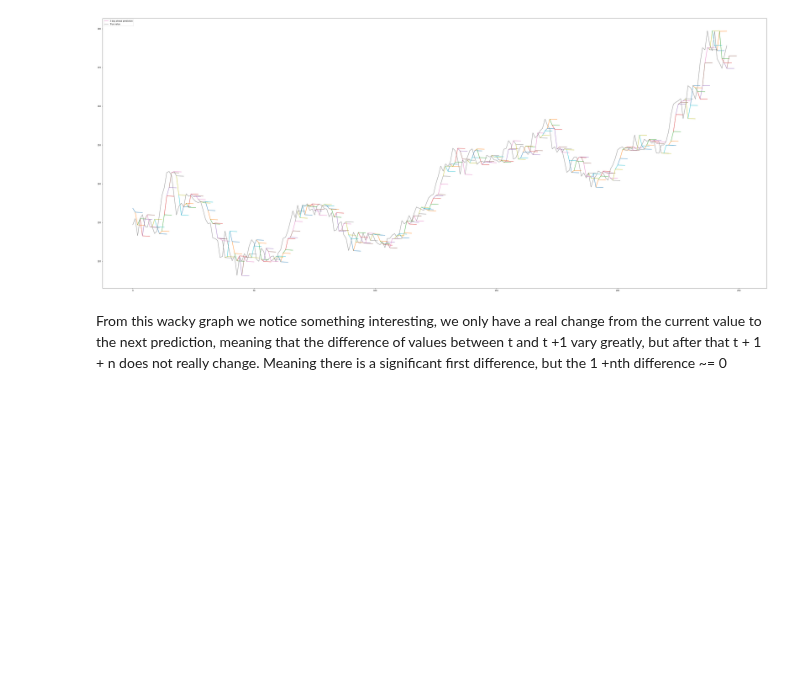
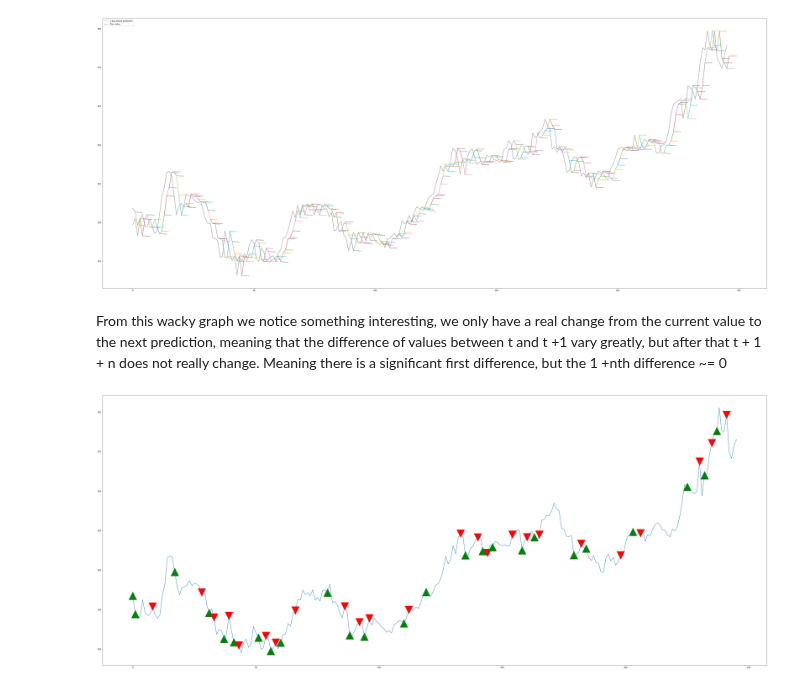
Before and after one commit to kevinkim101/financial_stock_data_modelling, a Jupyter notebook: project_name/notebooks/trading_strats.ipynb, the cells around one changed output. Saved outputs shown, nothing was run; the diff lists cells and outputs as text; code cells hidden in the pictures; blank space fills up the shorter version.

Commit message:
trade strategy slope window

```diff
--- a/project_name/notebooks/trading_strats.ipynb
+++ b/project_name/notebooks/trading_strats.ipynb
@@ -94,16 +94,94 @@ plt.show()
 [figure]
 # %% [markdown]
 From this wacky graph we notice something interesting, we only have a real change from the current value to the next prediction, meaning that the difference of values between t and t +1 vary greatly, but after that t + 1 + n does not really change. Meaning there is a significant first difference, but the 1 +nth difference ~= 0
+# %%
+#this is our purchase tracker
+cash = 2000
+starting = cash
+equity = cash
+holdings = 0
+history = [] #[(amount, buy or sell , purchase price / sell price)]
 # %%
 #So for our trend line trading strat we can do as follows. Using a time window of the three slopes of t-2 to t-1 and t-1 to t and t to t+1
 #if slope(t,t+1) > slope(t-1,t) > slope(t-2,t-1) we are in a strong uptrend
 #if slope(t,t+1) < slope(t-1,t) < slope(t-2,t-1) we are in a strong downtrend
 #if other then we are in a period of consolidation
 
 df = pd.read_csv("../data/processed/appl_stock_values.csv")
 
 #split the data
 df["Date"] = pd.to_datetime(df["Date"])
-df = df.drop(columns=["Open","Volume", "High", "Low", "Unnamed: 0"])
+df = df.drop(columns=["Volume", "High", "Low", "Unnamed: 0"])
 test = df[df["Date"] > datetime.datetime(2021, 1, 1)]
 train = df[df["Date"] <= datetime.datetime(2021, 1, 1)]
+test = test.reset_index(drop=True)
+
+window_len = 3
+slope_window = []
+sell_factor = 1
+
+plt.figure(figsize=(60,25))
+
+for i in range(0,len(test)):
+    model = AutoReg(train["Close"], lags = 1, old_names=False)
+    model_fit = model.fit()
+
+    #store predictions for the next two days
+    predictions = model_fit.predict(start=len(train)-1, end=len(train))
+    slope_window.append(predictions.iloc[1] - predictions.iloc[0])
+
+    #make sure size is three
+    if len(slope_window) > window_len:
+        slope_window.pop(0)
+
+    #check conditions
+    buy = True
+    sell = True
+
+    if len(slope_window) == window_len:
+        for slope_index in range(1, window_len):
+            if slope_window[slope_index] < slope_window[slope_index-1]:
+                sell = False
+            if slope_window[slope_index] > slope_window[slope_index-1]:
+                buy = False
+
+
+    if buy:
+        price = test.iloc[i]["Open"]
+        if (cash // sell_factor) < price:
+            amount = (cash // price)
+        else:
+            amount = ((cash/sell_factor) // price)
+
+        cash -= amount * price
+        holdings += amount
+
+        if amount != 0:
+            history.append((amount, "buy", price))
+            plt.plot([i],[price],marker = "^", color = "g",markersize=40)
+
+
+    elif sell:
+        price = test.iloc[i]["Open"]
+        amount = (holdings // sell_factor)
+        if amount == 0:
+            amount = holdings
+
+        holdings -= amount
+        cash += amount * price
+
+        if amount != 0:
+            history.append((amount, "sell", price))
+            plt.plot([i], [price], marker = "v", color = "r",markersize=40)
+
+
+
+    #update the model with two days worth of data
+    train = train.append({"Close": test.iloc[i]["Close"], "Date":test.iloc[i]["Date"]}, ignore_index=True)
+plt.plot(test["Open"])
+if holdings != 0:
+    equity = cash + holdings * test.iloc[len(test)-1]["Open"]
+else:
+    equity = cash
+# %% [output]
+[figure, added]
```
Also changed, not shown: parts of 3 cells of this notebook, 1 other file.
